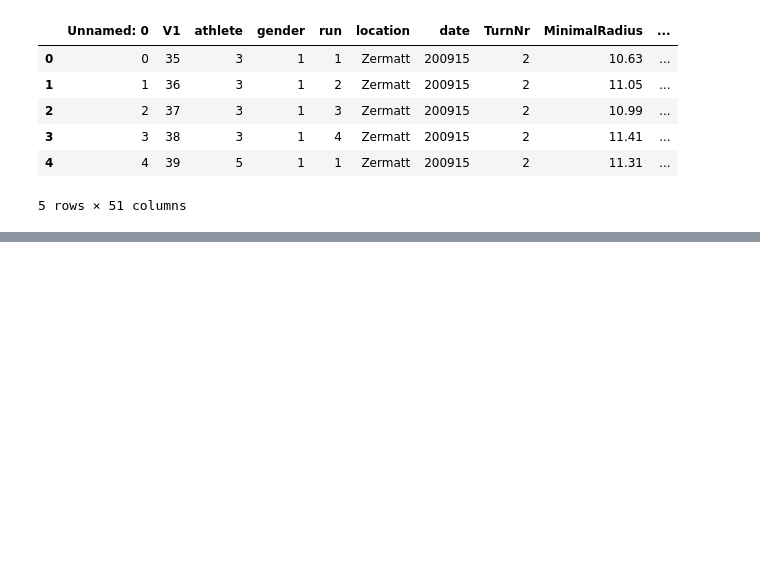
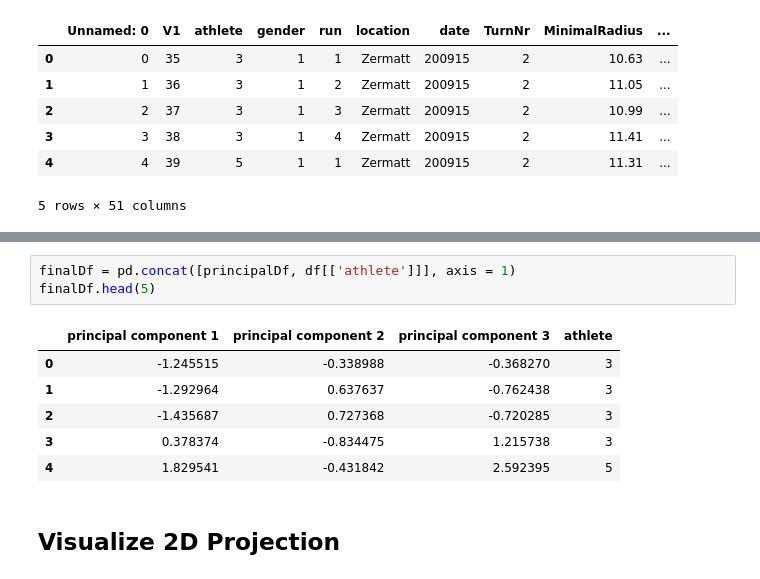
Before and after one commit to AnonymousCrux/course_setting, a Jupyter notebook: PCA_CM.ipynb, the cells around one changed output, grey strips where cells are left out. Saved outputs shown, nothing was run; the diff lists cells and outputs as text; blank space fills up the shorter version.

```diff
--- a/PCA_CM.ipynb
+++ b/PCA_CM.ipynb
@@ -23,0 +119,12 @@ df.head()
+# %%
+finalDf = pd.concat([principalDf, df[['athlete']]], axis = 1)
+finalDf.head(5)
+# %% [output]
+|  | principal component 1 | principal component 2 | principal component 3 | athlete |
+| 0 | -1.245515 | -0.338988 | -0.368270 | 3 |
+| 1 | -1.292964 | 0.637637 | -0.762438 | 3 |
+| 2 | -1.435687 | 0.727368 | -0.720285 | 3 |
+| 3 | 0.378374 | -0.834475 | 1.215738 | 3 |
+| 4 | 1.829541 | -0.431842 | 2.592395 | 5 |
+# %% [markdown]
+## Visualize 2D Projection
```
Also changed, not shown: parts of 21 cells of this notebook, 2 other files.
